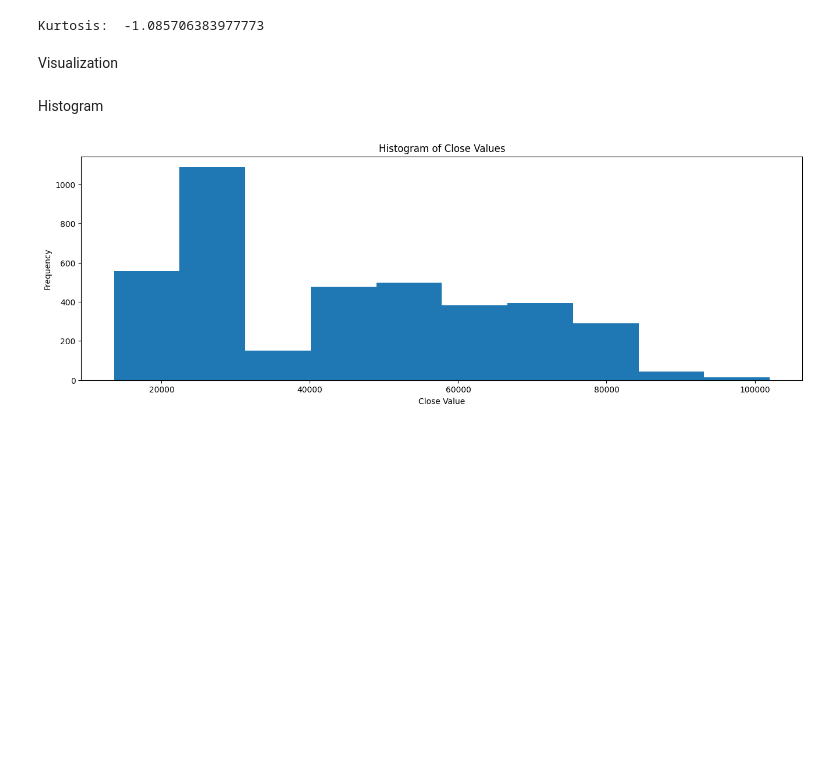
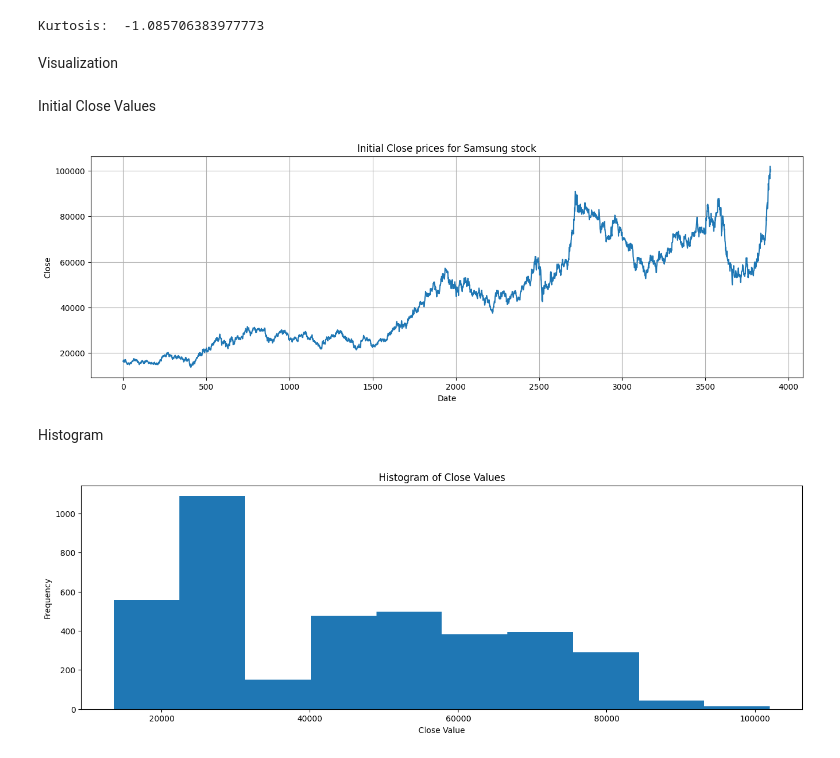
Before and after one commit to DinhNhatLuan/IS403.Q12-, a Jupyter notebook: Data/Analysis/Samsung_Analysis copy.ipynb, the cells around one changed output. Cells and saved outputs as stored; diff of their text form; code cells hidden in the pictures; blank space fills up the shorter version.

```diff
--- a/Data/Analysis/Samsung_Analysis copy.ipynb
+++ b/Data/Analysis/Samsung_Analysis copy.ipynb
@@ -60,6 +60,20 @@ Kurtosis:  -1.085706383977773
 # %% [markdown]
 
 Visualization
+# %% [markdown]
+Initial Close Values
+# %%
+plt.figure(figsize=(16,5))
+
+plt.plot(stock_Samsung.index, stock_Samsung['Close'])
+
+plt.xlabel('Date')
+plt.ylabel('Close')
+plt.title('Initial Close prices for Samsung stock')
+plt.grid()
+plt.show()
+# %% [output]
+[figure, added]
 # %% [markdown]
 Histogram
 # %%
```
Also changed, not shown: parts of 2 cells of this notebook, 3 other files.
